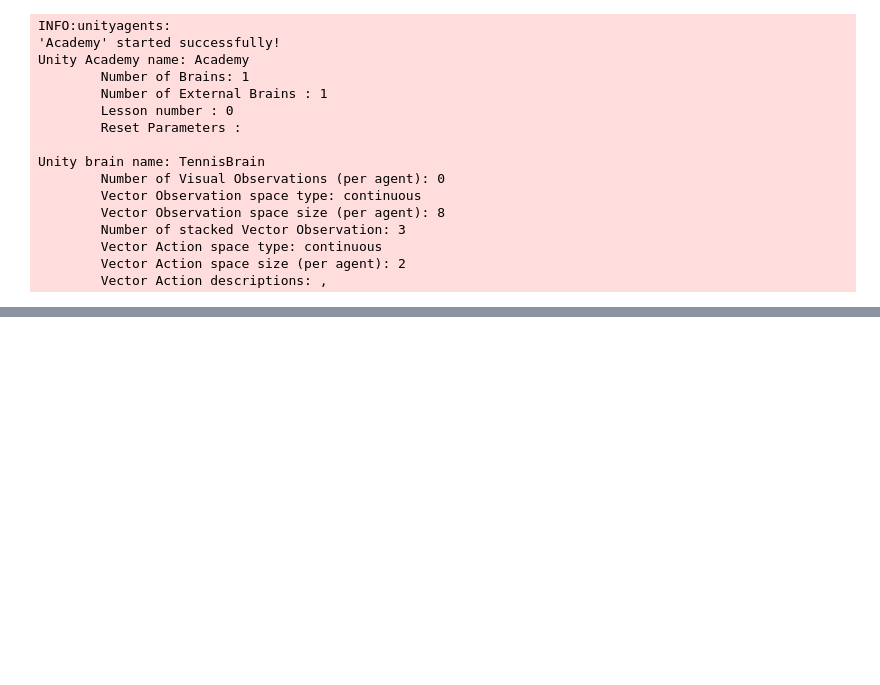
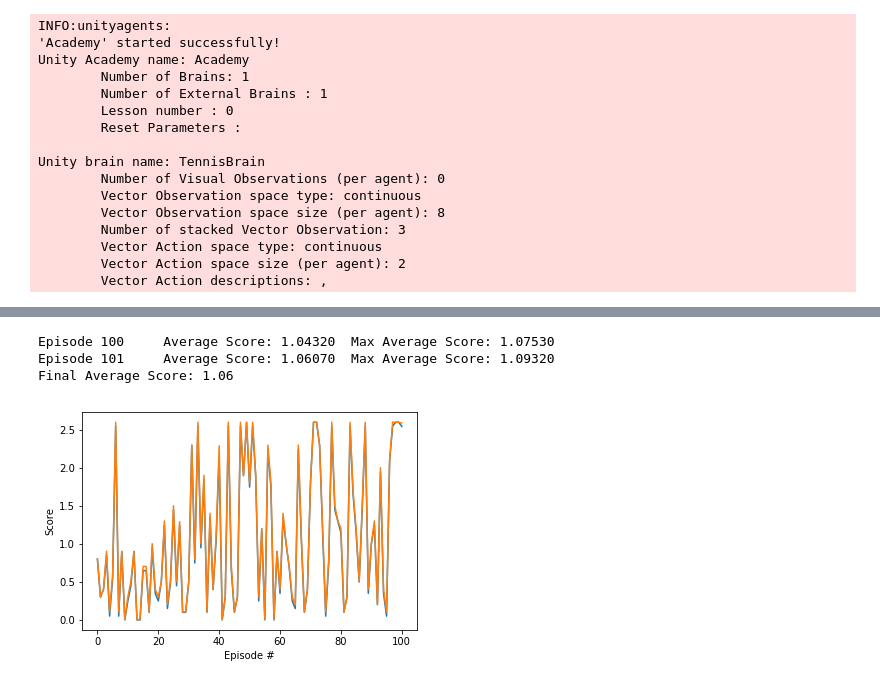
Before and after one commit to kaixids/Multi_Agent-Continuous_Control, a Jupyter notebook: tennis.ipynb, the cells around one changed output, grey strips where cells are left out. Saved outputs shown, nothing was run; the diff lists cells and outputs as text; code cells hidden in the pictures; blank space fills up the shorter version.

```diff
--- a/tennis.ipynb
+++ b/tennis.ipynb
@@ -46,7 +46,7 @@ config.state_size = config.states.shape[1]
 config.num_agents = len(env_info.agents)
 config.update_every = 4
 
-config.batch_size = 256
+config.batch_size = 512
 config.memory_fn = lambda: ReplayBuffer(config.action_size, config.buffer_size,
                                         config.batch_size, config.seed)
 
@@ -123,0 +201,15 @@ AttributeError: 'numpy.ndarray' object has no attribute 'append'
+# %%
+average_scores, max_scores = pretrained_maddpg()
+
+# plot the scores
+fig = plt.figure()
+ax = fig.add_subplot(111)
+plt.plot(np.arange(len(average_scores)), average_scores, max_scores)
+plt.ylabel('Score')
+plt.xlabel('Episode #')
+plt.show()
+# %% [output]
+Episode 100     Average Score: 1.04320  Max Average Score: 1.07530
+Episode 101     Average Score: 1.06070  Max Average Score: 1.09320
+Final Average Score: 1.06
+[figure, added]
```
Also changed, not shown: parts of 3 cells of this notebook, 1 other file.
